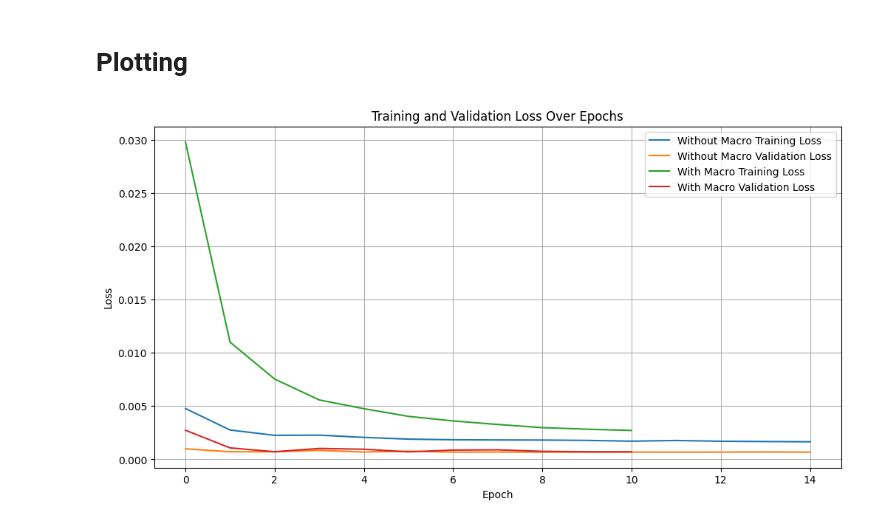
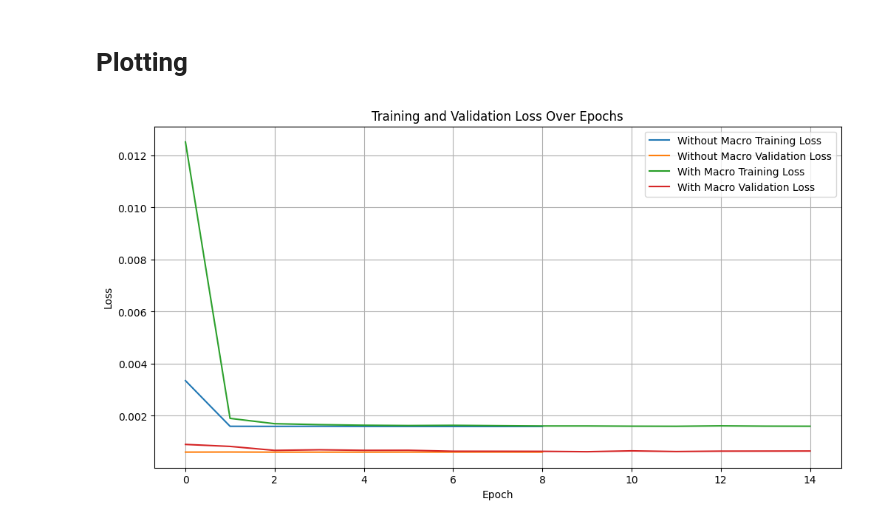
Before and after one commit to NichBry25/BitcoinPricePrediction, a Jupyter notebook: BTCForecasting_GRU.ipynb, the cells around one changed output. Saved outputs shown, nothing was run; the diff lists cells and outputs as text; code cells hidden in the pictures.

```diff
--- a/BTCForecasting_GRU.ipynb
+++ b/BTCForecasting_GRU.ipynb
@@ -285,0 +273,2 @@ with_macro_metrics
+# %%
+results_df = pd.DataFrame(results)
@@ -285,0 +297,3 @@ with_macro_metrics
+# %%
+best_without_macro = results_df.sort_values("RMSE_1").iloc[0]
+best_with_macro = results_df.sort_values("RMSE_2").iloc[0]
@@ -285,0 +362,15 @@ with_macro_metrics
+# %%
+model_1 = build_gru(X_train_1.shape[1:], int(best_without_macro['units']), best_without_macro['dropout'], best_without_macro['learning_rate'])
+
+history_best_without_macro = model_1.fit(
+    X_train_1, y_train_1,
+    epochs=50,
+    batch_size=int(best_without_macro['batch_size']),
+    validation_data=(X_val_1, y_val_1),
+    callbacks=[
+        tf.keras.callbacks.EarlyStopping(patience=int(best_without_macro['patience']), restore_best_weights=True)
+    ],
+    verbose=1
+)
+
+y_pred_1 = model_1.predict(X_test_1).ravel()
@@ -285,0 +397,15 @@ with_macro_metrics
+# %%
+model_2 = build_gru(X_train_2.shape[1:], int(best_with_macro['units']), best_with_macro['dropout'], best_with_macro['learning_rate'])
+
+history_best_with_macro = model_2.fit(
+    X_train_2, y_train_2,
+    epochs=50,
+    batch_size=int(best_with_macro['batch_size']),
+    validation_data=(X_val_2, y_val_2),
+    callbacks=[
+        tf.keras.callbacks.EarlyStopping(patience=int(best_with_macro['patience']), restore_best_weights=True)
+    ],
+    verbose=1
+)
+
+y_pred_2 = model_2.predict(X_test_2).ravel()
@@ -287,18 +432,18 @@ with_macro_metrics
 # Plotting
 # %%
 plt.figure(figsize=(12, 6))
-plt.plot(history_without_macro.history['loss'], label='Without Macro Training Loss')
-plt.plot(history_without_macro.history['val_loss'], label='Without Macro Validation Loss')
-plt.plot(history_with_macro.history['loss'], label='With Macro Training Loss')
-plt.plot(history_with_macro.history['val_loss'], label='With Macro Validation Loss')
+plt.plot(history_best_without_macro.history['loss'], label='Without Macro Training Loss')
+plt.plot(history_best_without_macro.history['val_loss'], label='Without Macro Validation Loss')
+plt.plot(history_best_with_macro.history['loss'], label='With Macro Training Loss')
+plt.plot(history_best_with_macro.history['val_loss'], label='With Macro Validation Loss')
 plt.title('Training and Validation Loss Over Epochs')
 plt.xlabel('Epoch')
 plt.ylabel('Loss')
 plt.legend()
 plt.grid(True)
 plt.show()
 # %% [output]
-[figure, old version]
+[figure, new version]
 # %%
 actual_btc_prices = test_df['btc_price'].iloc[LOOKBACK:].values
 previous_btc_prices = test_df['btc_price'].iloc[LOOKBACK-1:-1].values
```
Also changed, not shown: parts of 38 cells of this notebook.
